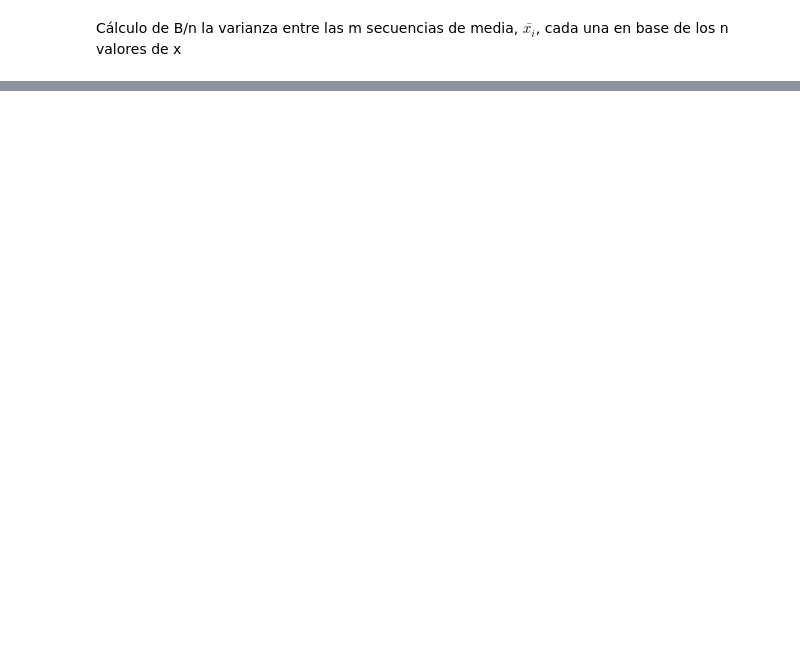
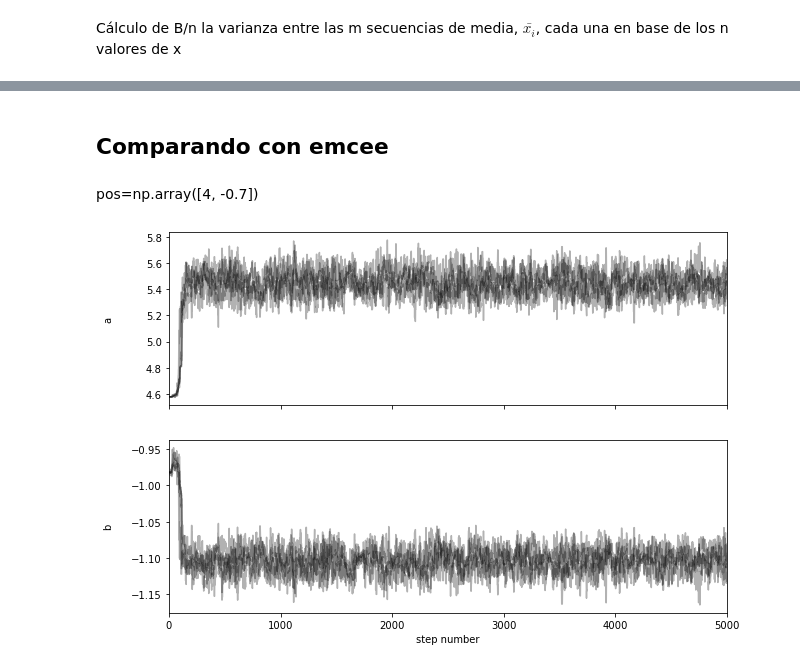
Before and after one commit to DCIDA2019/dcida2020ii-anaradi, a Jupyter notebook: Oct23/MCM.ipynb, the cells around one changed output, grey strips where cells are left out. Cells and saved outputs as stored; diff of their text form; code cells hidden in the pictures; blank space fills up the shorter version.

```diff
--- a/Oct23/MCM.ipynb
+++ b/Oct23/MCM.ipynb
@@ -325,0 +318,9 @@ array([0.99004224, 0.99002644])
+# %% [markdown]
+## Comparando con emcee
+# %%
+def posterior(theta, x, y, yerr):
+    a, b=theta
+    post=ls(a, b) +prior(a, b)
+    return post
+# %% [markdown]
+pos=np.array([4, -0.7])
@@ -325,0 +329,20 @@ array([0.99004224, 0.99002644])
+# %%
+#pos = pos + 1e-4 * np.random.randn(5, 2)
+#nwalkers, ndim = pos.shape
+
+sampler = emcee.EnsembleSampler(nwalkers, ndim, posterior, args=(x1, y1, yerr))
+sampler.run_mcmc(pos, 5000, progress=True);
+# %%
+fig, axes = plt.subplots(2, figsize=(10, 7), sharex=True)
+samples = sampler.get_chain()
+labels = ["a", "b"]
+for i in range(ndim):
+    ax = axes[i]
+    ax.plot(samples[:, :, i], "k", alpha=0.3)
+    ax.set_xlim(0, len(samples))
+    ax.set_ylabel(labels[i])
+    ax.yaxis.set_label_coords(-0.1, 0.5)
+
+axes[-1].set_xlabel("step number");
+# %% [output]
+[figure, added]
```
Also changed, not shown: parts of 73 cells of this notebook, 1 other file.
